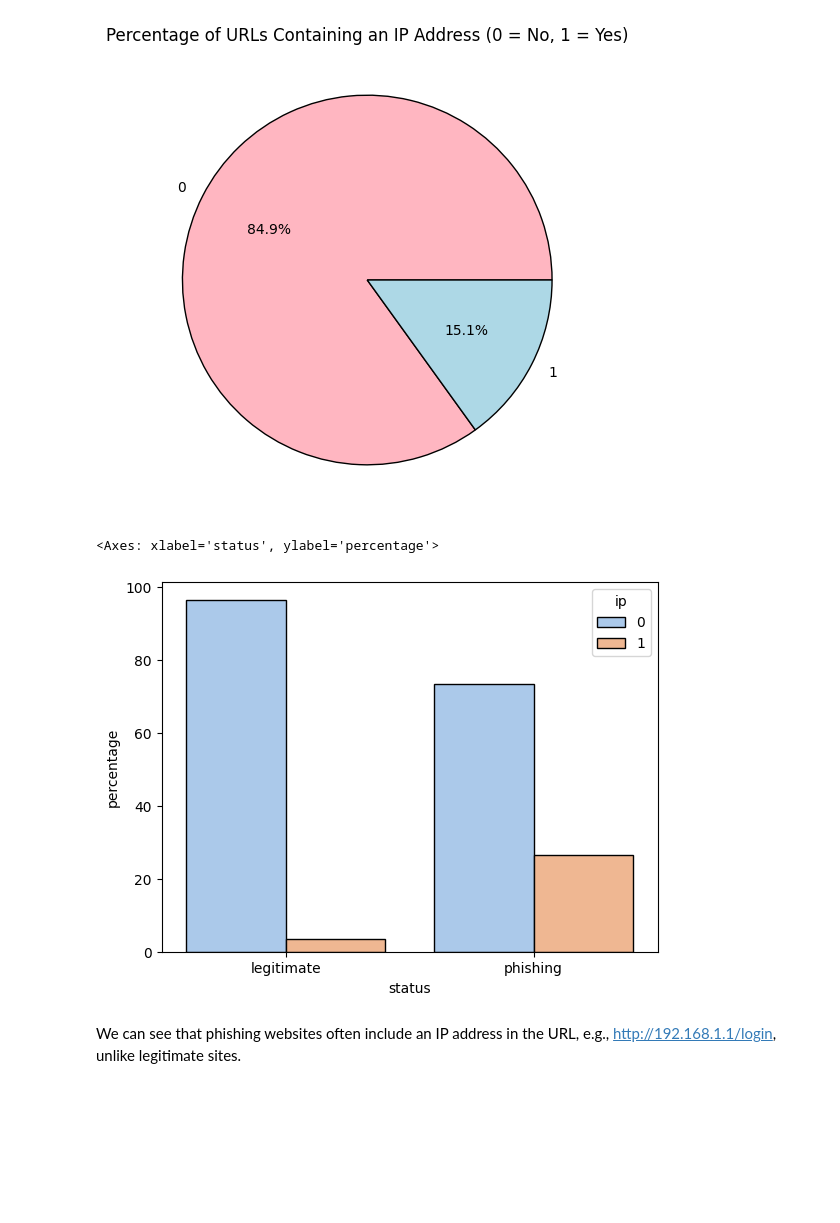
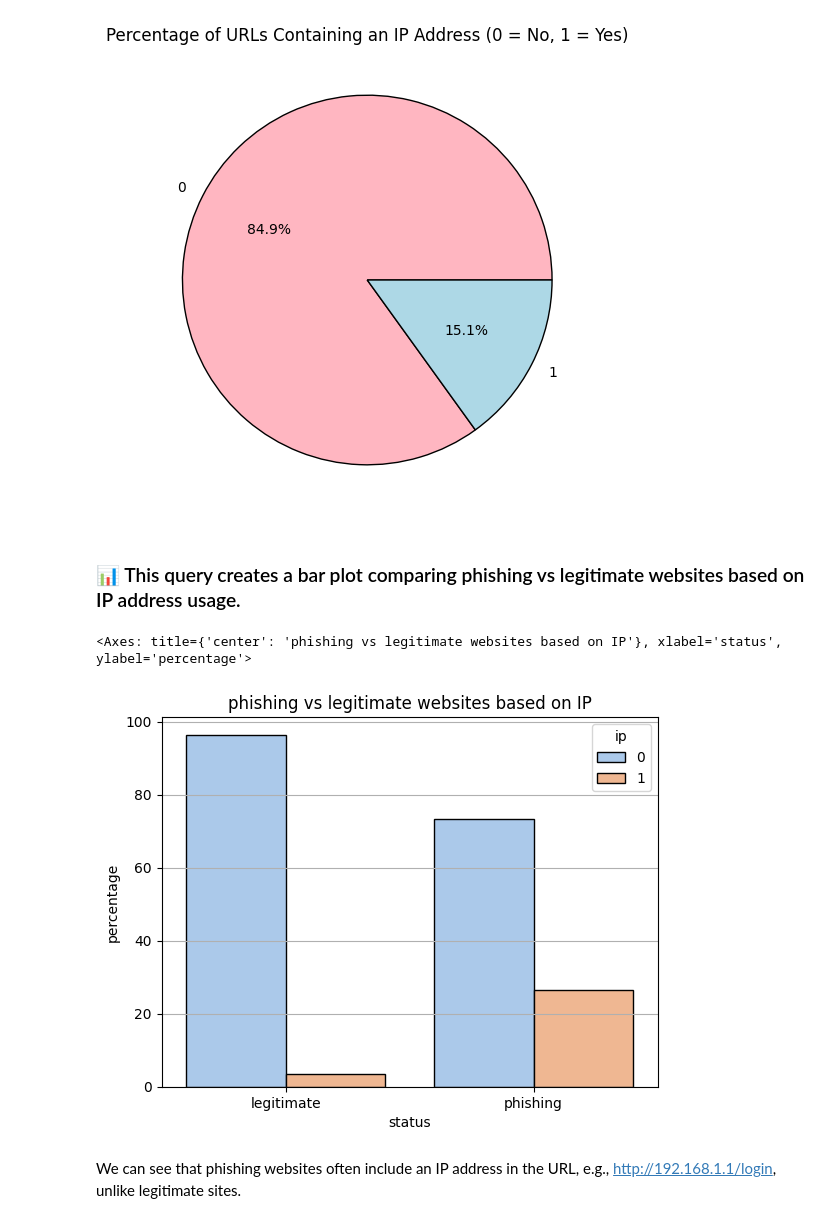
Before and after one commit to harshmistry273/PhisingAnalysis, a Jupyter notebook: EDA.ipynb, the cells around one changed output. Drawn from its saved outputs; the diff is of its cells as text; code cells hidden in the pictures; blank space fills up the shorter version.

```diff
--- a/EDA.ipynb
+++ b/EDA.ipynb
@@ -372,10 +390,14 @@ plt.title("Percentage of URLs Containing an IP Address (0 = No, 1 = Yes)")
 # %% [output]
 Text(0.5, 1.0, 'Percentage of URLs Containing an IP Address (0 = No, 1 = Yes)')
 [figure]
+# %% [markdown]
+### 📊 This query creates a bar plot comparing phishing vs legitimate websites based on IP address usage.
 # %%
+plt.grid(True)
+plt.title("phishing vs legitimate websites based on IP")
 sns.barplot(x="status", y="percentage", edgecolor="black", hue="ip", data=plot_data, palette="pastel")
 # %% [output]
-<Axes: xlabel='status', ylabel='percentage'>
+<Axes: title={'center': 'phishing vs legitimate websites based on IP'}, xlabel='status', ylabel='percentage'>
-[figure, old version]
+[figure, new version]
 # %% [markdown]
 We can see that phishing websites often include an IP address in the URL, e.g., http://192.168.1.1/login, unlike legitimate sites.
```
Also changed, not shown: parts of 24 cells of this notebook.
